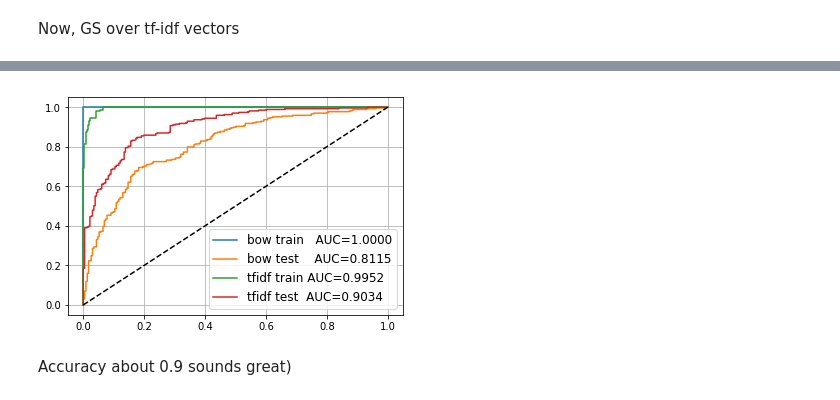
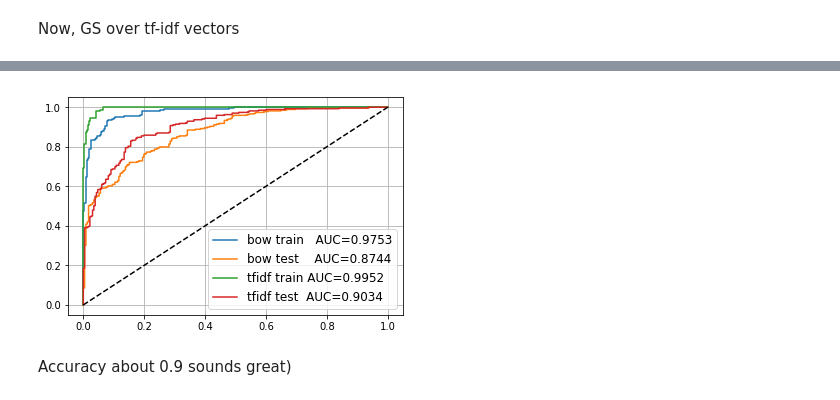
Before and after one commit to lit-leo/ml-mipt, a Jupyter notebook: homeworks/Lab2_Texts_and_Boosting/Lab2.ipynb, the cells around one changed output, grey strips where cells are left out. Saved outputs shown, nothing was run; the diff lists cells and outputs as text; code cells hidden in the pictures.

```diff
--- a/homeworks/Lab2_Texts_and_Boosting/Lab2.ipynb
+++ b/homeworks/Lab2_Texts_and_Boosting/Lab2.ipynb
@@ -447,22 +447,22 @@ Fitting 7 folds for each of 20 candidates, totalling 140 fits
 # %%
 from sklearn.metrics import roc_auc_score, roc_curve
 
 tfidf_model = gs.best_estimator_.fit(X_train_tfidf, y_train)
 for name, X, y, model in [
-    ('bow train  ', X_train_bow_sc, y_train, bow_sc_model),
-    ('bow test   ', X_test_bow_sc, y_test, bow_sc_model),
+    ('bow train  ', X_train_bow_norm, y_train, bow_norm_model),
+    ('bow test   ', X_test_bow_norm, y_test, bow_norm_model),
     ('tfidf train', X_train_tfidf, y_train, tfidf_model),
     ('tfidf test ', X_test_tfidf, y_test, tfidf_model),
 ]:
     proba = model.predict_proba(X)[:, 1]
     auc = roc_auc_score(y, proba)
     plt.plot(*roc_curve(y, proba)[:2], label='%s AUC=%.4f' % (name, auc))
 
 plt.plot([0, 1], [0, 1], '--', color='black',)
 plt.legend(fontsize='large')
 plt.grid()
 # %% [output]
-[figure, old version]
+[figure, new version]
 # %% [markdown]
 Accuracy about 0.9 sounds great)
 # %% [markdown]
```
Also changed, not shown: parts of 15 cells of this notebook.
